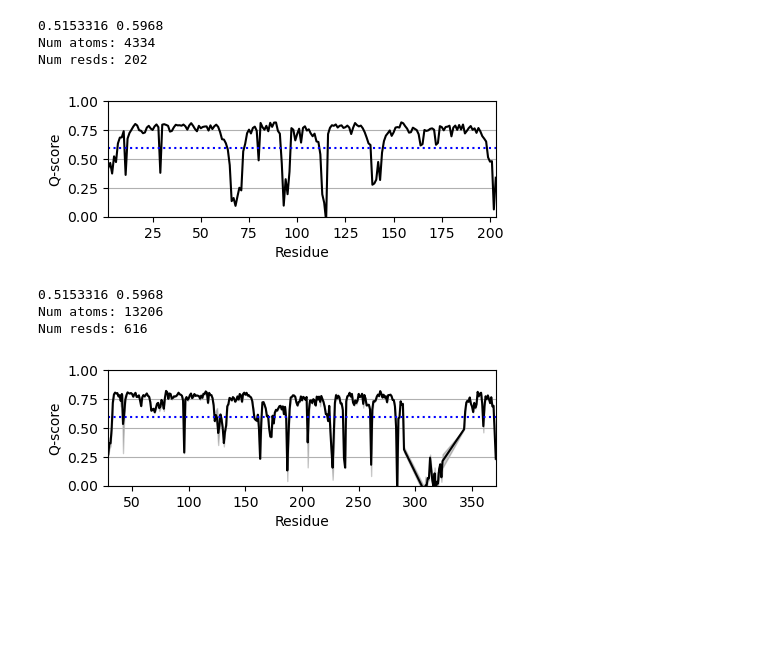
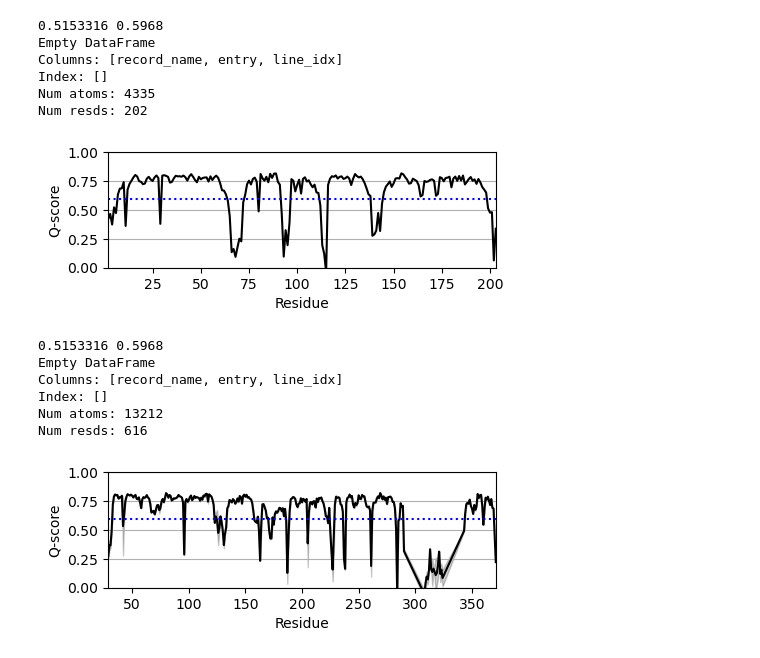
Before and after one commit to DasLab/RNA_multimer_2024, a Jupyter notebook: cryoEM_analysis/plot-Qscores.ipynb, the cells around one changed output. Cells and saved outputs as stored; diff of their text form; code cells hidden in the pictures; blank space fills up the shorter version.

```diff
--- a/cryoEM_analysis/plot-Qscores.ipynb
+++ b/cryoEM_analysis/plot-Qscores.ipynb
@@ -43,14 +43,42 @@ def get_5_digit_numbers(num):
         return first+second
     # TODO will not go beyond this, not needed for these molecules
 
-def clean_pdb(pdb):
+def clean_pdb(pdb,cutpoints):
+    ters = []
+    for cut in cutpoints:
+        for chain in pdb.df['ATOM'].chain_id.unique():
+            new_row = {'record_name': 'TER',
+                        'atom_number': 9999,
+                        'blank_1':'',
+                        'atom_name': 'Z',
+                        'alt_loc': '',
+                        'residue_name': pdb.df['ATOM'][(pdb.df['ATOM'].chain_id==chain) &(pdb.df['ATOM'].residue_number==cut)].residue_name.unique()[0],
+                       'blank_2':'',
+                        'chain_id': chain,
+                        'residue_number': cut,
+                        'insertion': '',
+                        'blank_3':'',
+                        'x_coord': 10.0,
+                        'y_coord': 20.0,
+                        'z_coord': 30.0,
+                        'occupancy': 1.00,
+                        'b_factor': 30.00,
+                        'element_symbol': 'Z',
+                        'blank_4':'', 'segment_id':'',
+                        'charge': 0,'line_idx':0
+                    }
+            ters.append(new_row)
+    pdb.df['ATOM'] = pd.concat([pdb.df['ATOM'],pd.DataFrame(ters)], ignore_index=True)
     pdb.df['ATOM'] = pdb.df['ATOM'].sort_values(['chain_id','residue_number'])
     pdb.df['ATOM'] = pdb.df['ATOM'][pdb.df['ATOM'].element_symbol!='H']
     pdb.df['ATOM'] = pdb.df['ATOM'].reset_index(drop=True)
     pdb.df['ATOM']['line_idx'] = pdb.df['ATOM'].index
     pdb.df['ATOM']['atom_number'] = pdb.df['ATOM'].line_idx.apply(get_5_digit_numbers)
-    pdb.df['OTHERS'] = pdb.df['OTHERS'][pdb.df['OTHERS'].record_name=='TER']
+
+    pdb.df['OTHERS'] = pdb.df['OTHERS'][pdb.df['OTHERS'].record_name=='XXX']#'TER']
+    print(pdb.df['OTHERS'] )#'TER    9916   XXX   A   A 371'
     return pdb
+
 
 def fix_pandaspdb_factor_error(pdb_file):
     with open(pdb_file, 'r') as file:
@@ -64,17 +92,20 @@ def fix_pandaspdb_factor_error(pdb_file):
             else:
                 new_num+=' '
             line = line[:60] + new_num + line[68:]
+        elif 'TER' == line[:3]:
+            line = line[:13]+'   '+line[16:28] +'\n'
         new_data.append(line)
     with open(pdb_file, 'w') as file:
         file.writelines( new_data )
 
+# TER    5618  Z     G A 290      10.000  20.000  30.000  1.00 99.75           Z 0.0
 
-def Bfactor_per_res_edit_pdbfile(pdb_file,Q_file):
+def Bfactor_per_res_edit_pdbfile(pdb_file,Q_file,cutpoints=[]):
     Q  = pd.read_csv(Q_file)
     Q['Bfactor'] = Q.Qavg.apply(get_B_from_Q)
     Bfactor = Q.set_index('Number').Bfactor.to_dict()
     pdb = PandasPdb().read_pdb(pdb_file)
-    pdb = clean_pdb(pdb)
+    pdb = clean_pdb(pdb,cutpoints)
     print(f'Num atoms: {len(pdb.df["ATOM"])}')
     print(f'Num resds: {len(pdb.df["ATOM"].groupby(["residue_number","chain_id"]).count())}')
     pdb.df['ATOM']['b_factor'] = pdb.df['ATOM'].residue_number.map(Bfactor)
@@ -92,24 +123,30 @@ plt.savefig('raiA_Q.svg',dpi=400, bbox_inches="tight", transparent=True)
 plt.savefig('raiA_Q.png',dpi=400, bbox_inches="tight", transparent=True)
 
 pdb_file = 'data/raiA_FINAL.pdb'
-Bfactor_per_res_edit_pdbfile(pdb_file,Q_file)
+Bfactor_per_res_edit_pdbfile(pdb_file,Q_file,cutpoints=[203])
 # %% [output]
 0.5153316 0.5968
-Num atoms: 4334
+Empty DataFrame
+Columns: [record_name, entry, line_idx]
+Index: []
+Num atoms: 4335
 Num resds: 202
 [figure]
 # %%
 Q_file = 'data/ole_Qscore.csv'
 res = 2.9
 plt.figure(figsize=(5,1.5))
 plot_Q(Q_file,res)
 plt.savefig('ole_Q.svg',dpi=400, bbox_inches="tight", transparent=True)
 plt.savefig('ole_Q.png',dpi=400, bbox_inches="tight", transparent=True)
 
-pdb_file = 'data/OLE_FINAL_toclean.pdb'
-Bfactor_per_res_edit_pdbfile(pdb_file,Q_file)
+pdb_file = 'data/OLE_FINAL.pdb'
+Bfactor_per_res_edit_pdbfile(pdb_file,Q_file,cutpoints=[290,324,371])
 # %% [output]
 0.5153316 0.5968
-Num atoms: 13206
+Empty DataFrame
+Columns: [record_name, entry, line_idx]
+Index: []
+Num atoms: 13212
 Num resds: 616
-[figure, old version]
+[figure, new version]
```
Also changed, not shown: parts of 2 cells of this notebook, 10 other files.
